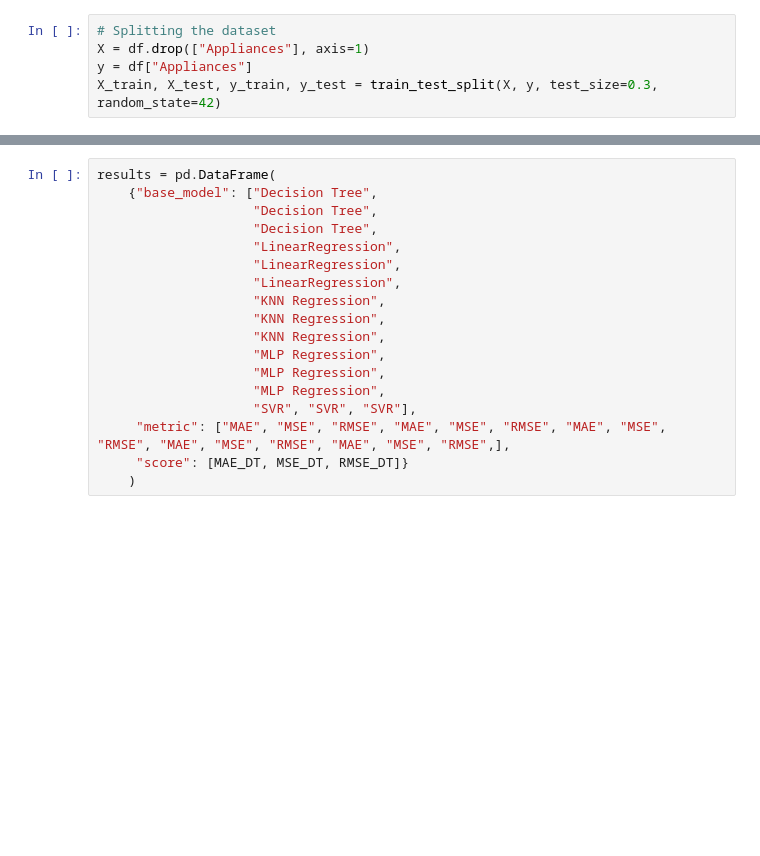
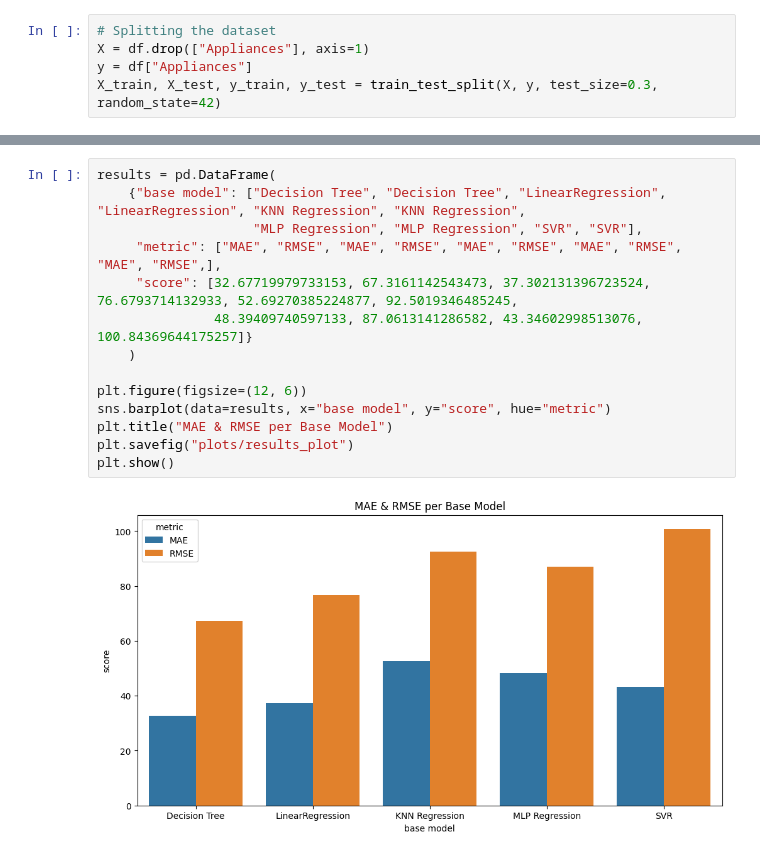
Before and after one commit to va2324/CSC3730-Group3, a Jupyter notebook: bagging.ipynb, the cells around one changed output, grey strips where cells are left out. Saved outputs shown, nothing was run; the diff lists cells and outputs as text; blank space fills up the shorter version.

Commit message:
Finished BaggingRegressor evaluation & plotted score metrics

```diff
--- a/bagging.ipynb
+++ b/bagging.ipynb
@@ -267,18 +364,16 @@ RMSE:  92.5019346485245
 # %%
 results = pd.DataFrame(
-    {"base_model": ["Decision Tree",
-                    "Decision Tree",
-                    "Decision Tree",
-                    "LinearRegression",
-                    "LinearRegression",
-                    "LinearRegression",
-                    "KNN Regression",
-                    "KNN Regression",
-                    "KNN Regression",
-                    "MLP Regression",
-                    "MLP Regression",
-                    "MLP Regression",
-                    "SVR", "SVR", "SVR"],
-     "metric": ["MAE", "MSE", "RMSE", "MAE", "MSE", "RMSE", "MAE", "MSE", "RMSE", "MAE", "MSE", "RMSE", "MAE", "MSE", "RMSE",],
-     "score": [MAE_DT, MSE_DT, RMSE_DT]}
+    {"base model": ["Decision Tree", "Decision Tree", "LinearRegression", "LinearRegression", "KNN Regression", "KNN Regression",
+                    "MLP Regression", "MLP Regression", "SVR", "SVR"],
+     "metric": ["MAE", "RMSE", "MAE", "RMSE", "MAE", "RMSE", "MAE", "RMSE", "MAE", "RMSE",],
+     "score": [32.67719979733153, 67.3161142543473, 37.302131396723524, 76.6793714132933, 52.69270385224877, 92.5019346485245,
+               48.39409740597133, 87.0613141286582, 43.34602998513076, 100.84369644175257]}
     )
+
+plt.figure(figsize=(12, 6))
+sns.barplot(data=results, x="base model", y="score", hue="metric")
+plt.title("MAE & RMSE per Base Model")
+plt.savefig("plots/results_plot")
+plt.show()
+# %% [output]
+[figure, added]
```
Also changed, not shown: parts of 14 cells of this notebook, 4 other files.
